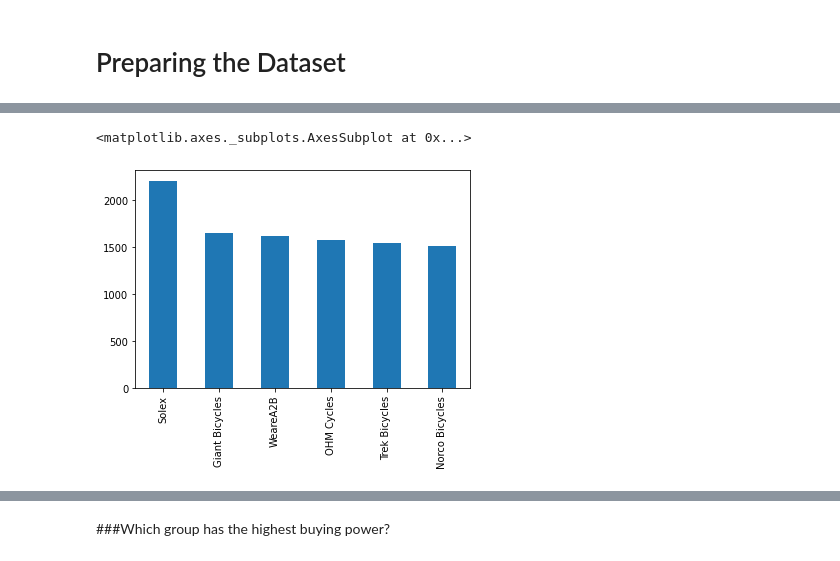
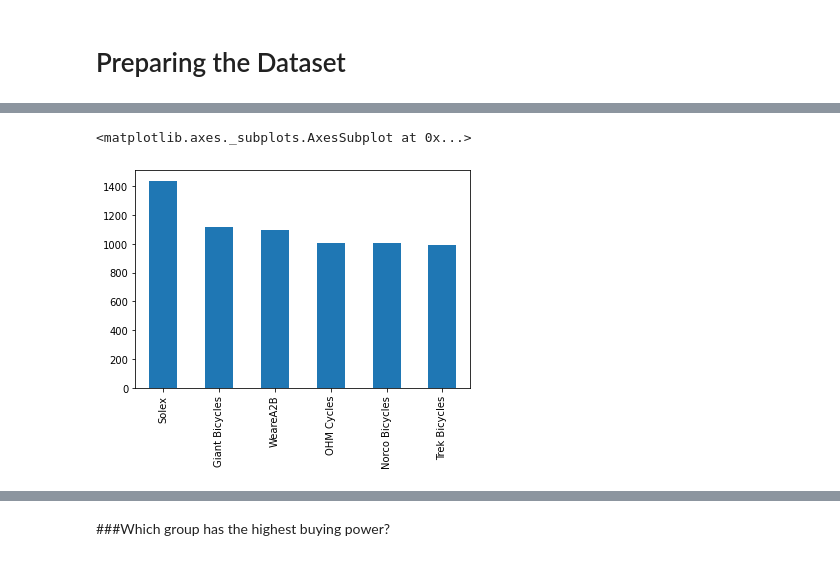
Before and after one commit to Dennieeeee/KPMG-Customer-Analytics-Project, a Jupyter notebook: KPMG_new_data.ipynb, the cells around one changed output, grey strips where cells are left out. Saved outputs shown, nothing was run; the diff lists cells and outputs as text; code cells hidden in the pictures.

```diff
--- a/KPMG_new_data.ipynb
+++ b/KPMG_new_data.ipynb
@@ -23,0 +100,2 @@ df1=df[['gender','transaction_date','online_order','order_status','brand','produ
+# %%
+df1['gender'] = df1['gender'].replace({'F':'Female','M':'Male','Femal':'Female'})
@@ -23,0 +114,4 @@ df1=df[['gender','transaction_date','online_order','order_status','brand','produ
+# %%
+#subset data to people born between 2000 to 1970: age of 20 to 50
+df1 = df1[(df1['year'] >= 1970) & (df1['year'] <= 2000)]
+print(df1.shape)
@@ -54 +165,4 @@ dtype: int64
+# %%
+#change VIC to Victoria in state
+df1['state'] = df1['state'].replace({'VIC':'Victoria'})
 # %%
@@ -106,5 +228,8 @@ sns.barplot(x='online_order',y='gender',data=df1)
+# %%
+men = df1.loc[df1['gender'] == 'Male']
+women = df1.loc[df1['gender'] == 'Female']
 # %%
-df1['brand'].value_counts().plot(kind='bar')
+men['brand'].value_counts().plot(kind='bar')
 # %% [output]
 <matplotlib.axes._subplots.AxesSubplot at 0x...>
-[figure, old version]
+[figure, new version]
```
Also changed, not shown: parts of 82 cells of this notebook.
